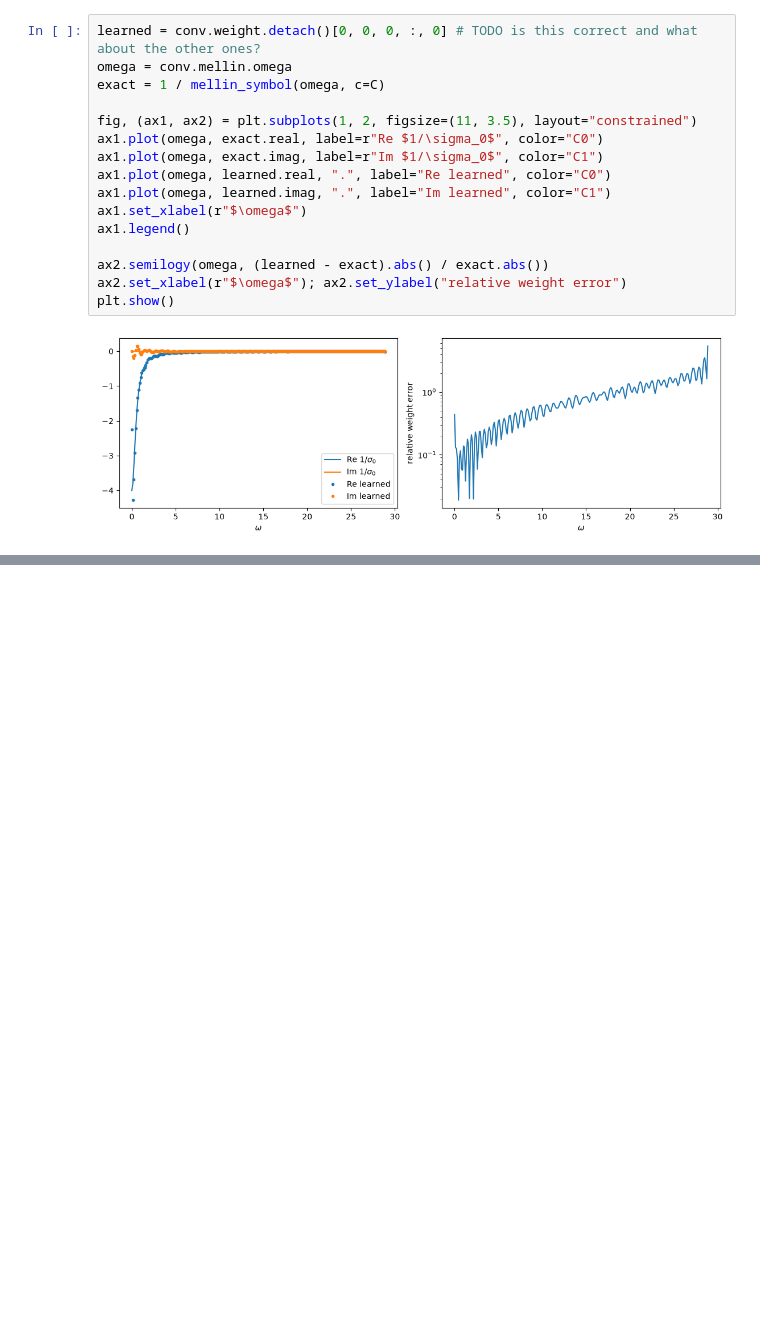
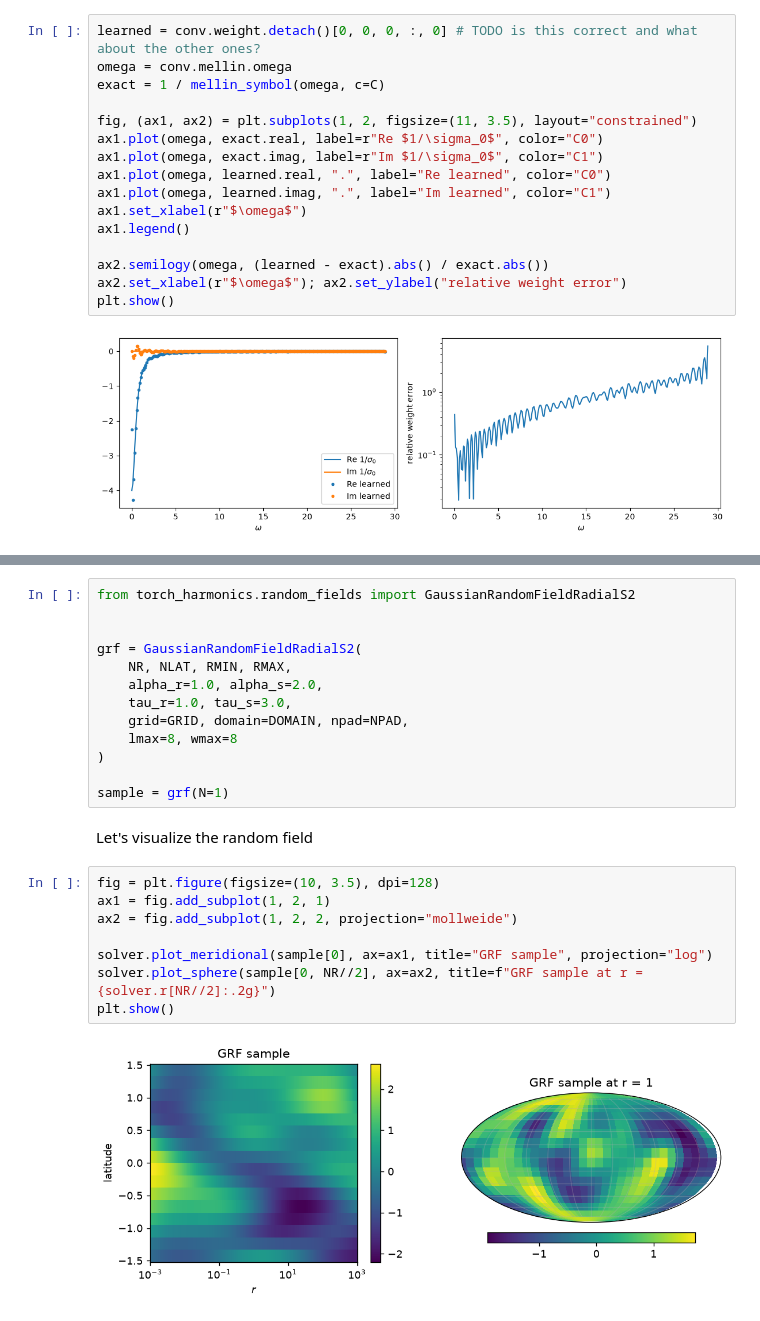
Before and after one commit to tmarkmann/torch-harmonics, a Jupyter notebook: notebooks/mellin.ipynb, the cells around one changed output, grey strips where cells are left out. Cells and saved outputs as stored; diff of their text form; blank space fills up the shorter version.

Commit message:
Add Gaussian Random Field for radial grids

```diff
--- a/notebooks/mellin.ipynb
+++ b/notebooks/mellin.ipynb
@@ -282,0 +291,25 @@ plt.show()
+# %%
+from torch_harmonics.random_fields import GaussianRandomFieldRadialS2
+
+
+grf = GaussianRandomFieldRadialS2(
+    NR, NLAT, RMIN, RMAX,
+    alpha_r=1.0, alpha_s=2.0,
+    tau_r=1.0, tau_s=3.0,
+    grid=GRID, domain=DOMAIN, npad=NPAD,
+    lmax=8, wmax=8
+)
+
+sample = grf(N=1)
+# %% [markdown]
+Let's visualize the random field
+# %%
+fig = plt.figure(figsize=(10, 3.5), dpi=128)
+ax1 = fig.add_subplot(1, 2, 1)
+ax2 = fig.add_subplot(1, 2, 2, projection="mollweide")
+
+solver.plot_meridional(sample[0], ax=ax1, title="GRF sample", projection="log")
+solver.plot_sphere(sample[0, NR//2], ax=ax2, title=f"GRF sample at r = {solver.r[NR//2]:.2g}")
+plt.show()
+# %% [output]
+[figure, added]
```
Also changed, not shown: parts of 2 cells of this notebook, 4 other files.
